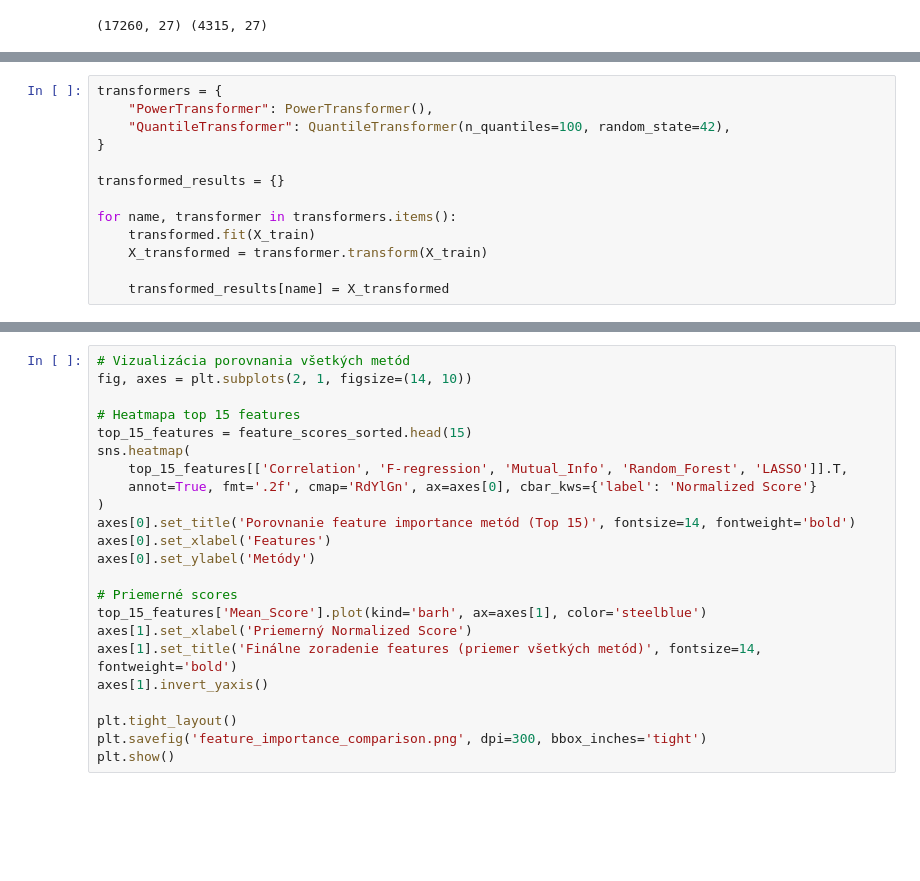
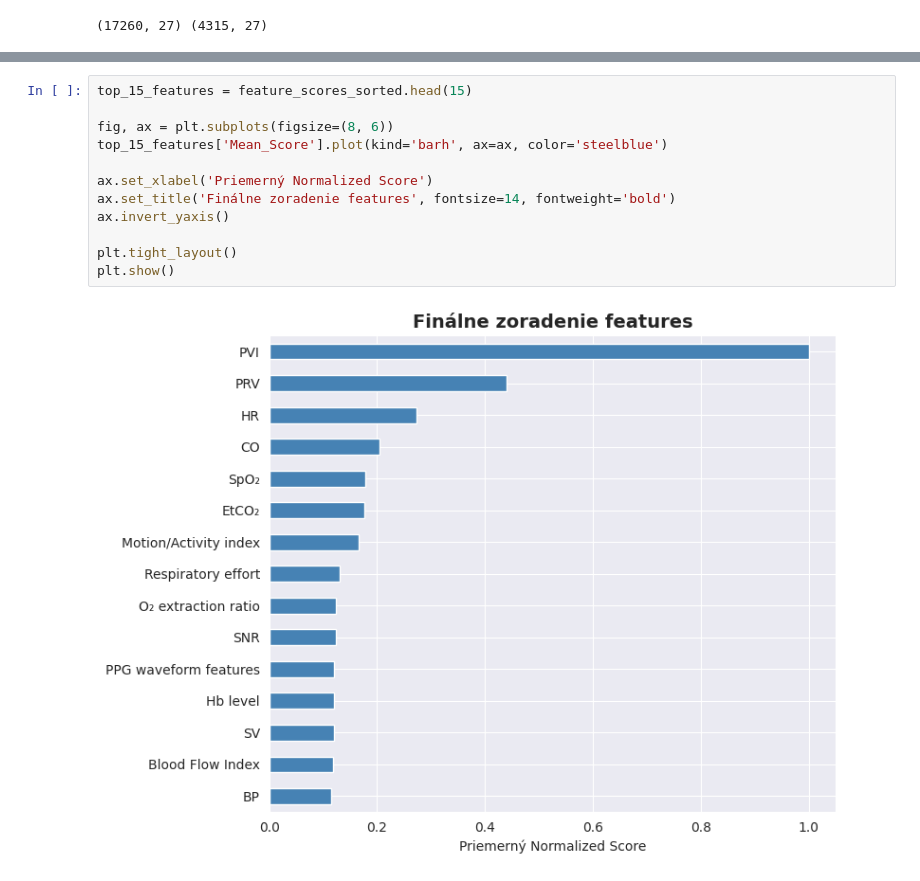
Before and after one commit to frtndmd/iau_Kosharova_Oliinyk_67, a Jupyter notebook: src/faza2.ipynb, the cells around one changed output, grey strips where cells are left out. Saved outputs shown, nothing was run; the diff lists cells and outputs as text; blank space fills up the shorter version.

```diff
--- a/src/faza2.ipynb
+++ b/src/faza2.ipynb
@@ -101,13 +170,0 @@ for name, scaler in scalers.items():
-# %%
-transformers = {
-    "PowerTransformer": PowerTransformer(),
-    "QuantileTransformer": QuantileTransformer(n_quantiles=100, random_state=42),
-}
-
-transformed_results = {}
-
-for name, transformer in transformers.items():
-    transformed.fit(X_train)
-    X_transformed = transformer.transform(X_train)
-
-    transformed_results[name] = X_transformed
@@ -270,24 +368,15 @@ print("\n✓ Výsledky uložené do 'feature_importance_rankings.csv'")
 # %%
-# Vizualizácia porovnania všetkých metód
-fig, axes = plt.subplots(2, 1, figsize=(14, 10))
+top_15_features = feature_scores_sorted.head(15)
 
-# Heatmapa top 15 features
-top_15_features = feature_scores_sorted.head(15)
-sns.heatmap(
-    top_15_features[['Correlation', 'F-regression', 'Mutual_Info', 'Random_Forest', 'LASSO']].T,
-    annot=True, fmt='.2f', cmap='RdYlGn', ax=axes[0], cbar_kws={'label': 'Normalized Score'}
-)
-axes[0].set_title('Porovnanie feature importance metód (Top 15)', fontsize=14, fontweight='bold')
-axes[0].set_xlabel('Features')
-axes[0].set_ylabel('Metódy')
+fig, ax = plt.subplots(figsize=(8, 6))
+top_15_features['Mean_Score'].plot(kind='barh', ax=ax, color='steelblue')
 
-# Priemerné scores
-top_15_features['Mean_Score'].plot(kind='barh', ax=axes[1], color='steelblue')
-axes[1].set_xlabel('Priemerný Normalized Score')
-axes[1].set_title('Finálne zoradenie features (priemer všetkých metód)', fontsize=14, fontweight='bold')
-axes[1].invert_yaxis()
+ax.set_xlabel('Priemerný Normalized Score')
+ax.set_title('Finálne zoradenie features', fontsize=14, fontweight='bold')
+ax.invert_yaxis()
 
 plt.tight_layout()
-plt.savefig('feature_importance_comparison.png', dpi=300, bbox_inches='tight')
 plt.show()
+# %% [output]
+[figure, added]
 # %%
```
Also changed, not shown: parts of 12 cells of this notebook.
